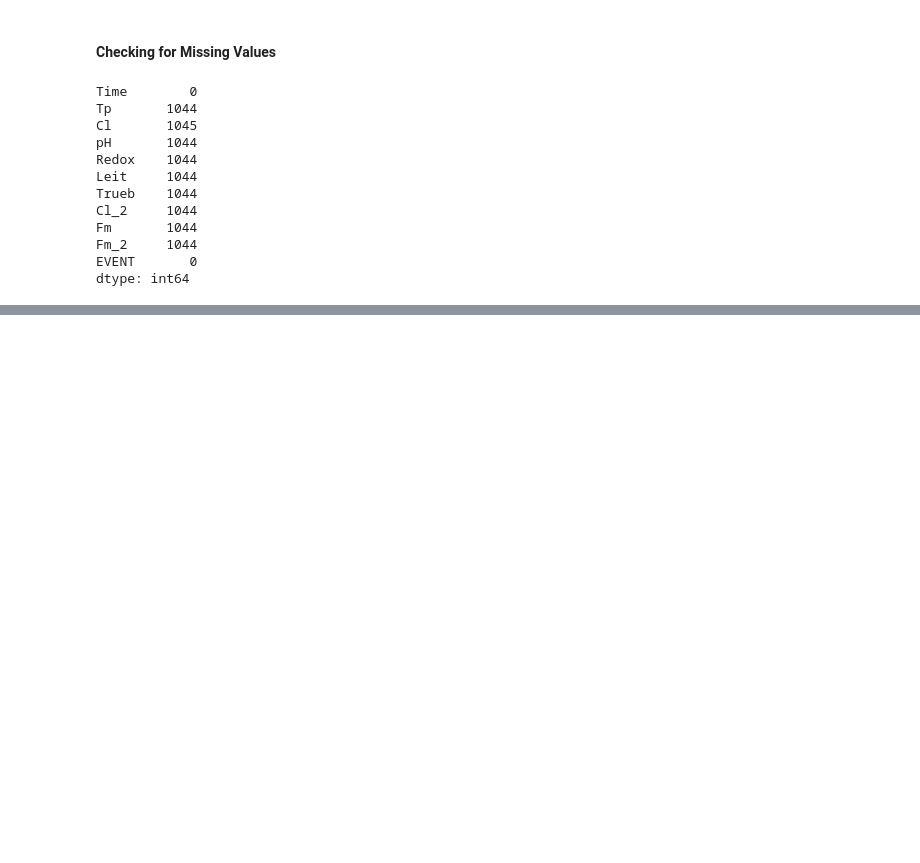
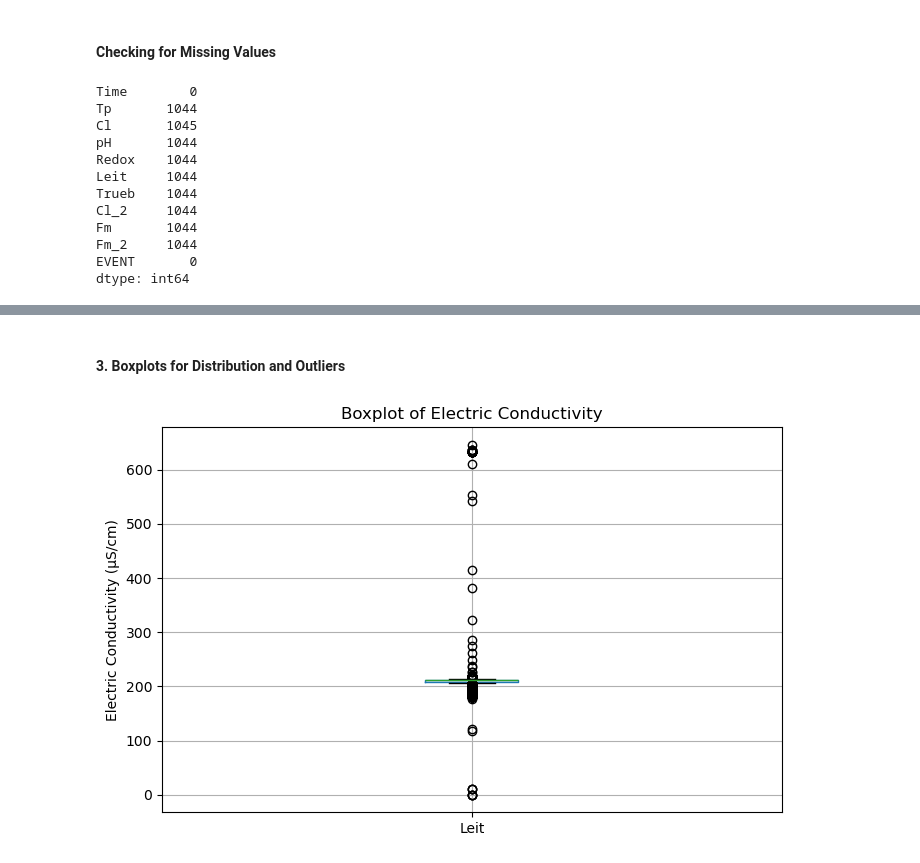
Before and after one commit to tanle8/tsa-gecco-challenge, a Jupyter notebook: notebooks/gecco-eda.ipynb, the cells around one changed output, grey strips where cells are left out. Cells and saved outputs as stored; diff of their text form; code cells hidden in the pictures; blank space fills up the shorter version.

```diff
--- a/notebooks/gecco-eda.ipynb
+++ b/notebooks/gecco-eda.ipynb
@@ -114,0 +153,11 @@ dtype: int64
+# %% [markdown]
+#### 3. Boxplots for Distribution and Outliers
+# %%
+# Boxplot for Electric Conductivity
+plt.figure(figsize=(8, 5))
+df.boxplot(column=['Leit'])
+plt.title('Boxplot of Electric Conductivity')
+plt.ylabel('Electric Conductivity (µS/cm)')
+plt.show()
+# %% [output]
+[figure, added]
```
Also changed, not shown: parts of 13 cells of this notebook.
